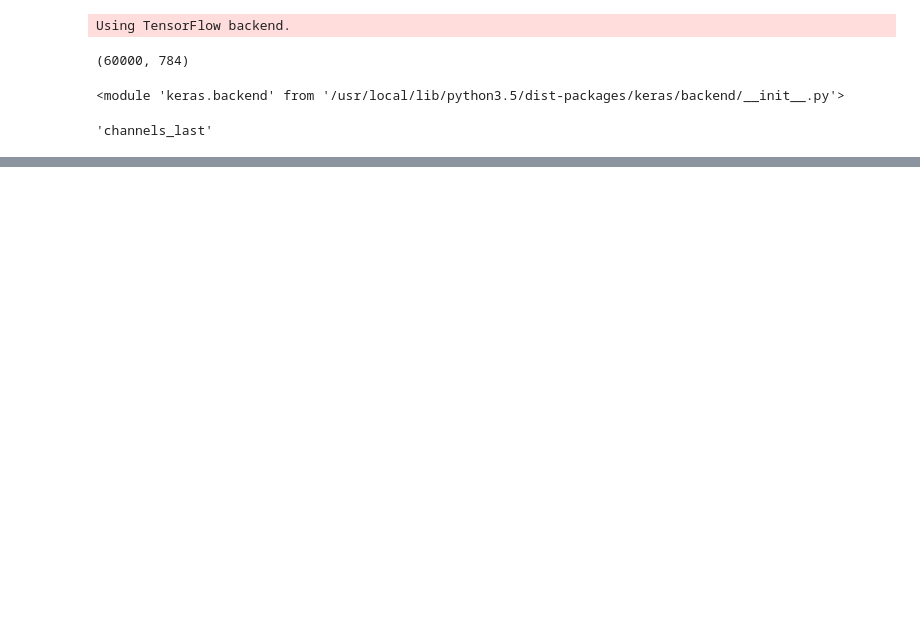
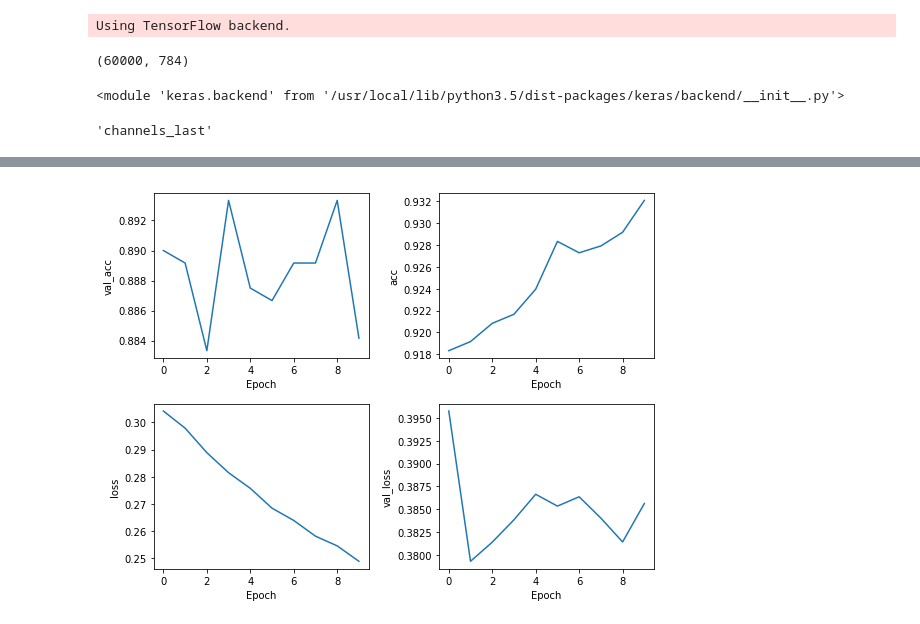
Before and after one commit to silva13/Capstone, a Jupyter notebook: 3. MLP CNN.ipynb, the cells around one changed output, grey strips where cells are left out. Drawn from its saved outputs; the diff is of its cells as text; code cells hidden in the pictures; blank space fills up the shorter version.

```diff
--- a/3. MLP CNN.ipynb
+++ b/3. MLP CNN.ipynb
@@ -130,0 +241,2 @@ plt.tight_layout()
+# %%
+mlp_2_history=mlp.fit(X_s, y_s, validation_split=.2, epochs=10)
@@ -130,0 +261,10 @@ plt.tight_layout()
+# %%
+fig = plt.figure(figsize=(8,6))
+for i, (title, data) in enumerate(mlp_2_history.history.items()):
+    fig.add_subplot(2,2,1+i)
+    plt.plot(data)
+    plt.xlabel('Epoch')
+    plt.ylabel(title)
+plt.tight_layout()
+# %% [output]
+[figure, added]
```
Also changed, not shown: parts of 33 cells of this notebook, 4 other files.
